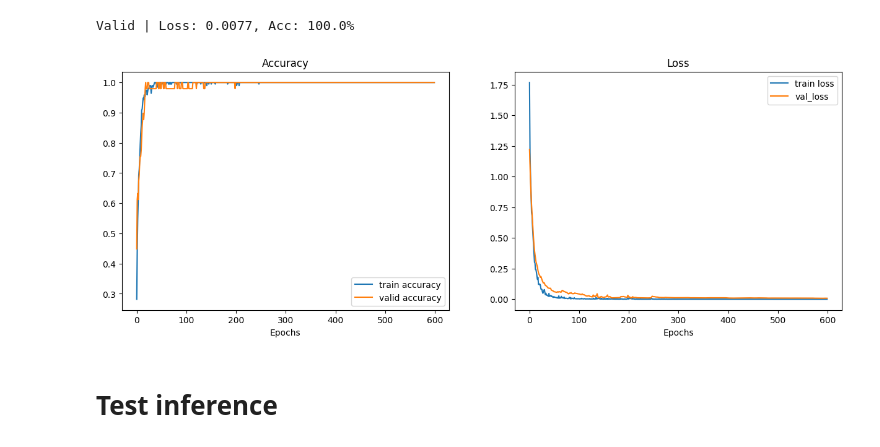
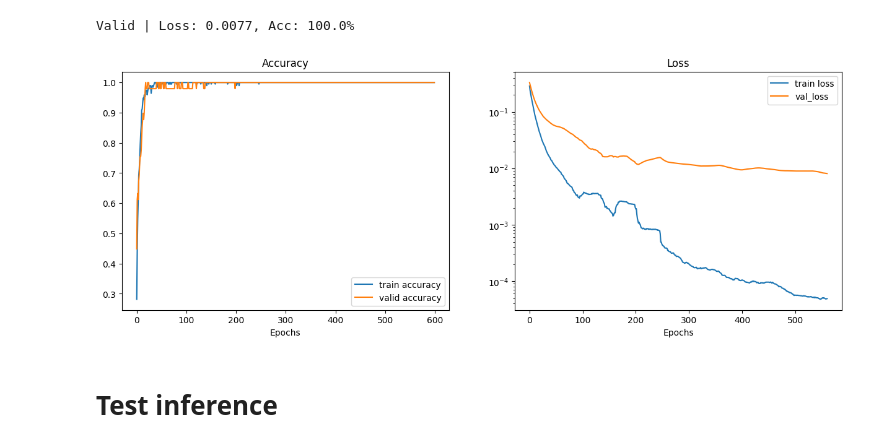
Before and after one commit to Fexcatta/SmartTennisRacket, a Jupyter notebook: model_tf/training.ipynb, the cells around one changed output. Saved outputs shown, nothing was run; the diff lists cells and outputs as text; code cells hidden in the pictures.

Commit message:
Few improvements to model_tf

```diff
--- a/model_tf/training.ipynb
+++ b/model_tf/training.ipynb
@@ -13,7 +13,7 @@ import tensorflow.keras.callbacks as cb
 # Hyperparameters
 # %%
 VERSION = 'v1'
-DATASET_PATH = "../model/dataset"
+DATASET_PATH = "../dataset"
 EXPORT_PATH = Path(f"model_{VERSION}")
 TRAIN_VALID_SPLIT = 0.8
 BATCH_SIZE = 32
@@ -167,21 +167,25 @@ Valid | Loss: 0.0077, Acc: 100.0%
 # %%
 fig, axs = plt.subplots(1, 2, figsize=(15, 5))
 
 axs[0].plot(history.history['accuracy'], label='train accuracy')
 axs[0].plot(history.history['val_accuracy'], label = 'valid accuracy')
 axs[0].set_title('Accuracy')
 axs[0].set_xlabel('Epochs')
 axs[0].legend()
 
-axs[1].plot(history.history['loss'], label='train loss')
-axs[1].plot(history.history['val_loss'], label = 'val_loss')
+# smoothing loss curve
+loss = np.convolve(history.history['loss'], np.ones(40)/40, mode='valid')
+val_loss = np.convolve(history.history['val_loss'], np.ones(40)/40, mode='valid')
+
+axs[1].semilogy(loss, label='train loss')
+axs[1].semilogy(val_loss, label = 'val_loss')
 axs[1].set_title('Loss')
 axs[1].set_xlabel('Epochs')
 axs[1].legend()
 
 plt.show()
 # %% [output]
-[figure, old version]
+[figure, new version]
 # %% [markdown]
 # Test inference
 # %%
```
Also changed, not shown: parts of 2 cells of this notebook, 1 other file.
